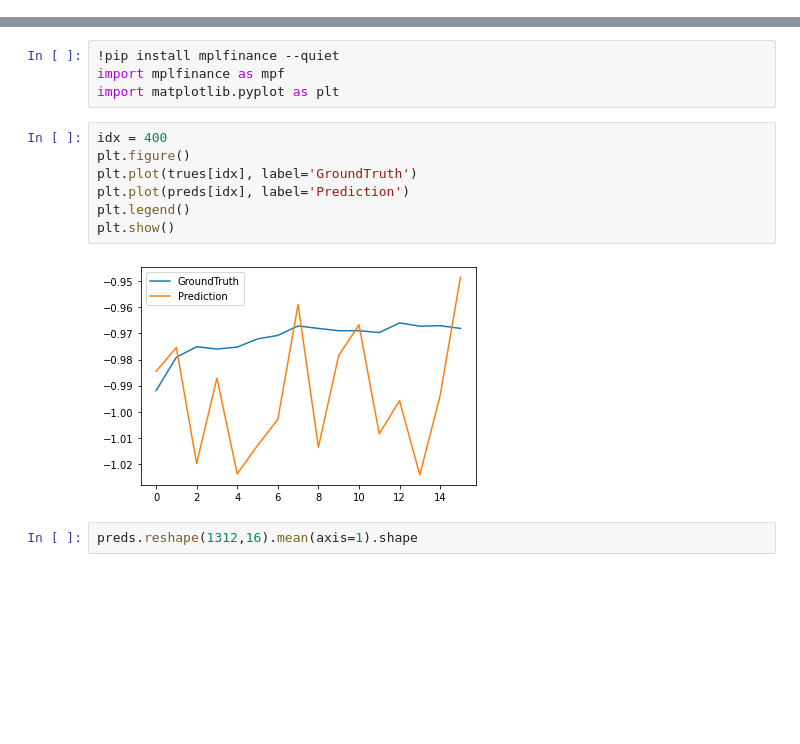
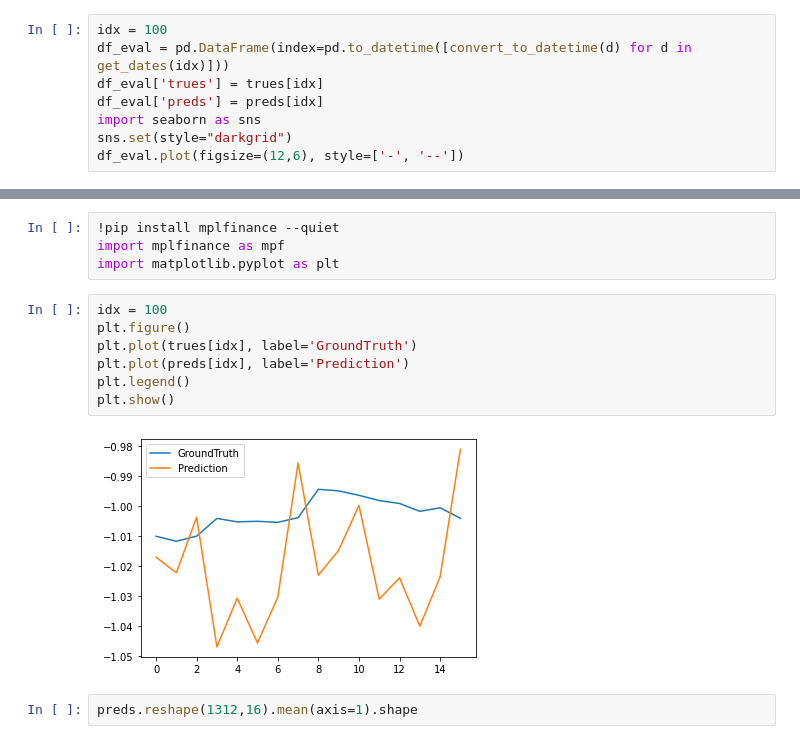
Before and after one commit to Biksbois/BiksStonks, a Jupyter notebook: Forcasting_Models/Informer/train_informer.ipynb, the cells around one changed output, grey strips where cells are left out. Cells and saved outputs as stored; diff of their text form; blank space fills up the shorter version.

```diff
--- a/Forcasting_Models/Informer/train_informer.ipynb
+++ b/Forcasting_Models/Informer/train_informer.ipynb
@@ -179,0 +200,8 @@ test 1341
+# %%
+idx = 100
+df_eval = pd.DataFrame(index=pd.to_datetime([convert_to_datetime(d) for d in get_dates(idx)]))
+df_eval['trues'] = trues[idx]
+df_eval['preds'] = preds[idx]
+import seaborn as sns
+sns.set(style="darkgrid")
+df_eval.plot(figsize=(12,6), style=['-', '--'])
@@ -182,14 +222,14 @@ test 1341
 import mplfinance as mpf
 import matplotlib.pyplot as plt
 # %%
-idx = 400
+idx = 100
 plt.figure()
 plt.plot(trues[idx], label='GroundTruth')
 plt.plot(preds[idx], label='Prediction')
 plt.legend()
 plt.show()
 # %% [output]
-[figure, old version]
+[figure, new version]
 # %%
 preds.reshape(1312,16).mean(axis=1).shape
 # %% [output]
```
Also changed, not shown: parts of 7 cells of this notebook.
